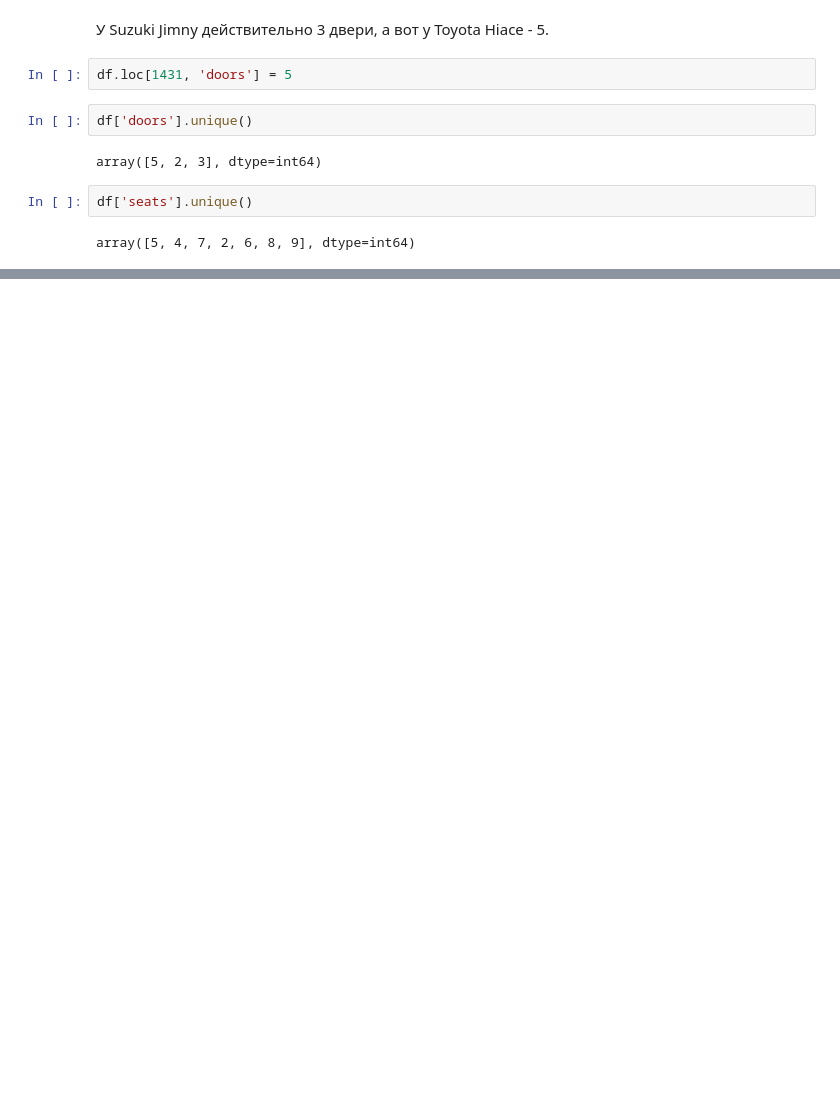
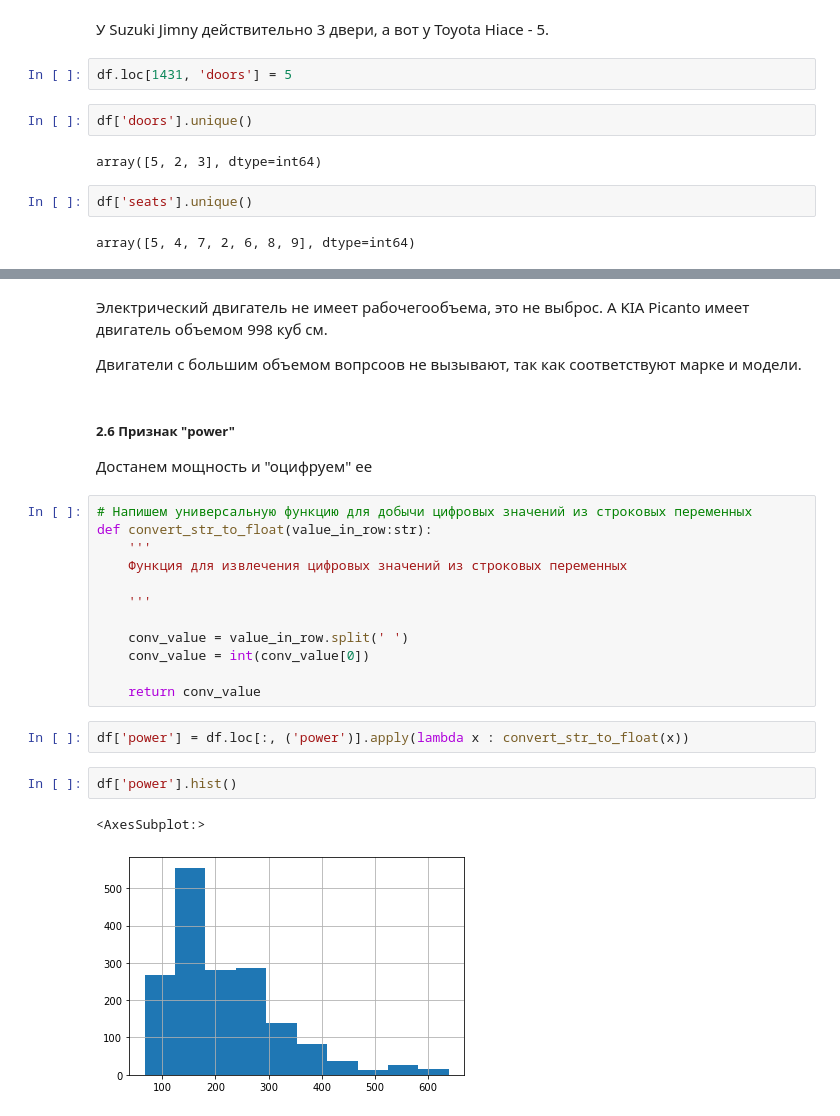
Before and after one commit to BasilPDS/Other_task, a Jupyter notebook: Task_auto_classif.ipynb, the cells around one changed output, grey strips where cells are left out. Drawn from its saved outputs; the diff is of its cells as text; blank space fills up the shorter version.

```diff
--- a/Task_auto_classif.ipynb
+++ b/Task_auto_classif.ipynb
@@ -354,0 +472,27 @@ array([5, 4, 7, 2, 6, 8, 9], dtype=int64)
+# %% [markdown]
+Электрический двигатель не имеет рабочегообъема, это не выброс. А KIA Picanto имеет двигатель объемом 998 куб см.
+
+Двигатели с большим объемом вопрсоов не вызывают, так как соответствуют марке и модели.
+# %% [markdown]
+##### 2.6 Признак "power"
+
+Достанем мощность и "оцифруем" ее
+# %%
+# Напишем универсальную функцию для добычи цифровых значений из строковых переменных
+def convert_str_to_float(value_in_row:str):
+    '''
+    Функция для извлечения цифровых значений из строковых переменных
+
+    '''
+
+    conv_value = value_in_row.split(' ')
+    conv_value = int(conv_value[0])
+
+    return conv_value
+# %%
+df['power'] = df.loc[:, ('power')].apply(lambda x : convert_str_to_float(x))
+# %%
+df['power'].hist()
+# %% [output]
+<AxesSubplot:>
+[figure, added]
```
Also changed, not shown: parts of 56 cells of this notebook.
